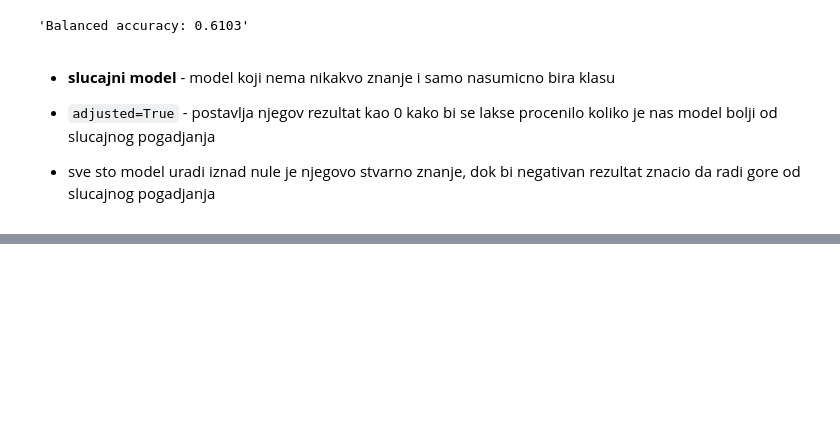
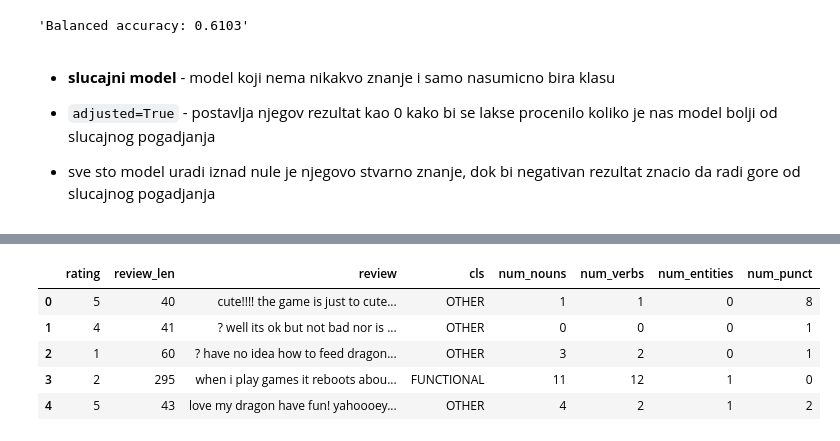
Before and after one commit to comi7/advanced-data-analytics, a Jupyter notebook: text-classification-bow-dt/Mobile_App_Reviews_Classification_Bow.ipynb, the cells around one changed output, grey strips where cells are left out. Saved outputs shown, nothing was run; the diff lists cells and outputs as text; code cells hidden in the pictures; blank space fills up the shorter version.

```diff
--- a/text-classification-bow-dt/Mobile_App_Reviews_Classification_Bow.ipynb
+++ b/text-classification-bow-dt/Mobile_App_Reviews_Classification_Bow.ipynb
@@ -350,0 +461,16 @@ display(f"Balanced accuracy: {metrics.balanced_accuracy_score(y_test, prediction
+# %%
+def create_spacy_features(doc):
+
+    tokens = nlp_pipe(doc)
+
+    num_nouns = sum(token.pos_ in ['NOUN','PROPN'] for token in tokens)
+    num_verbs = sum(token.pos_ == 'VERB' for token in tokens)
+    num_entities = len(tokens.ents)
+    num_punct = sum(token.is_punct for token in tokens)
+
+    return {
+        'num_nouns':num_nouns,
+        'num_verbs':num_verbs,
+        'num_entities':num_entities,
+        'num_punct':num_punct
+    }
@@ -350,0 +497,10 @@ display(f"Balanced accuracy: {metrics.balanced_accuracy_score(y_test, prediction
+# %%
+data_sub = pd.concat([data_sub,features_df],axis=1)
+data_sub.head()
+# %% [output]
+|  | rating | review_len | review | cls | num_nouns | num_verbs | num_entities | num_punct |
+| 0 | 5 | 40 | cute!!!! the game is just to cute... | OTHER | 1 | 1 | 0 | 8 |
+| 1 | 4 | 41 | ? well its ok but not bad nor is ... | OTHER | 0 | 0 | 0 | 1 |
+| 2 | 1 | 60 | ? have no idea how to feed dragon... | OTHER | 3 | 2 | 0 | 1 |
+| 3 | 2 | 295 | when i play games it reboots abou... | FUNCTIONAL | 11 | 12 | 1 | 0 |
+| 4 | 5 | 43 | love my dragon have fun! yahoooey... | OTHER | 4 | 2 | 1 | 2 |
```
Also changed, not shown: parts of 27 cells of this notebook.
